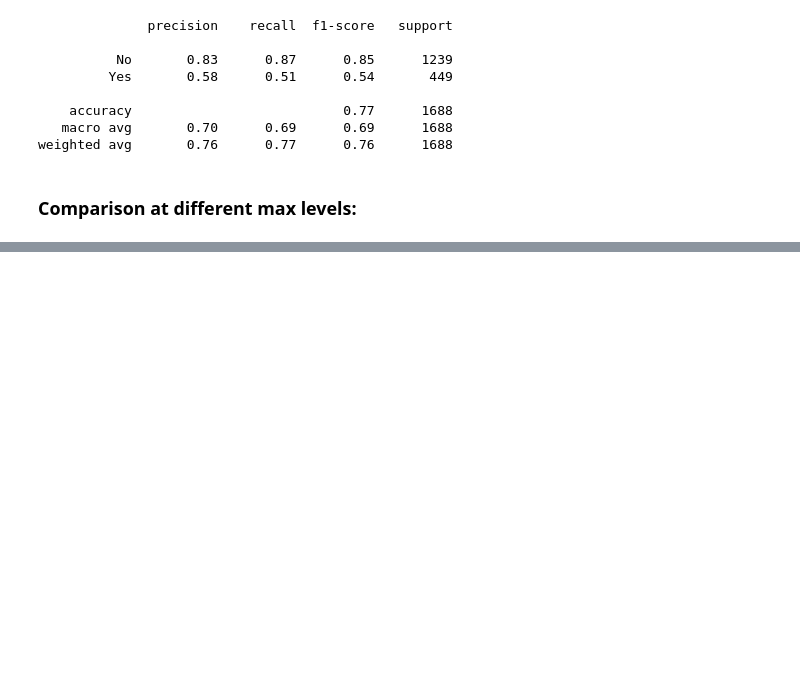
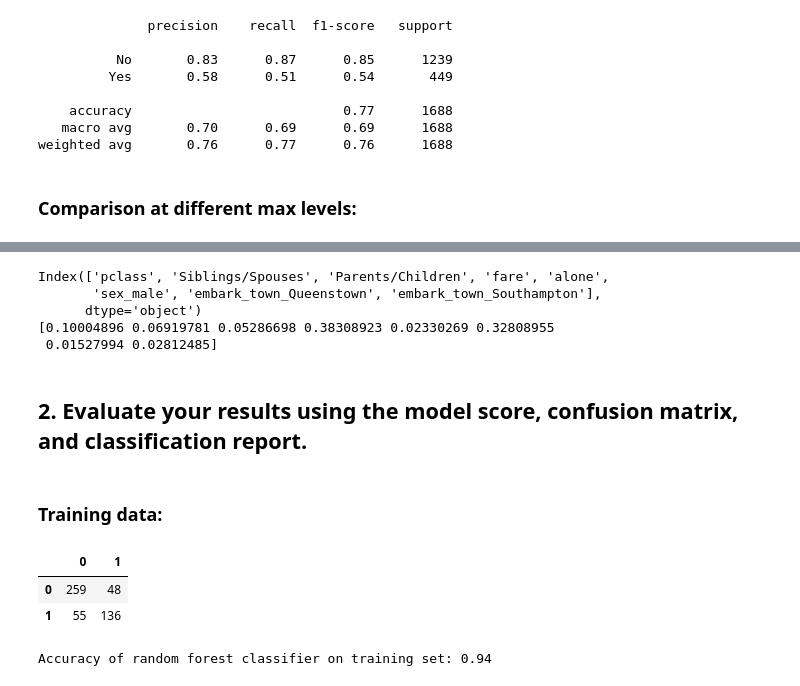
Before and after one commit to Miller-Ryan-1/classification-exercises, a Jupyter notebook: model.ipynb, the cells around one changed output, grey strips where cells are left out. Cells and saved outputs as stored; diff of their text form; code cells hidden in the pictures; blank space fills up the shorter version.

Commit message:
Updated with Random Forest

```diff
--- a/model.ipynb
+++ b/model.ipynb
@@ -400,0 +510,34 @@ Accuracy of Decision Tree classifier on validation set: 0.76
+# %%
+from sklearn.ensemble import RandomForestClassifier
+rf = RandomForestClassifier(max_depth=10,
+                            min_samples_leaf = 1,
+                            random_state=123)
+# %%
+rf = rf.fit(X_train, y_train)
+# %%
+print(X_train.columns)
+print(rf.feature_importances_)
+# %% [output]
+Index(['pclass', 'Siblings/Spouses', 'Parents/Children', 'fare', 'alone',
+       'sex_male', 'embark_town_Queenstown', 'embark_town_Southampton'],
+      dtype='object')
+[0.10004896 0.06919781 0.05286698 0.38308923 0.02330269 0.32808955
+ 0.01527994 0.02812485]
+# %% [markdown]
+## 2. Evaluate your results using the model score, confusion matrix, and classification report.
+# %% [markdown]
+### Training data:
+# %%
+labels = sorted(y_train.unique())
+y_pred = rf.predict(X_train)
+dfrftr = pd.DataFrame(confusion_matrix(y_train, y_pred), index=labels, columns=labels)
+dfrftr
+# %% [output]
+|  | 0 | 1 |
+| 0 | 259 | 48 |
+| 1 | 55 | 136 |
+# %%
+print('Accuracy of random forest classifier on training set: {:.2f}'
+     .format(rf.score(X_train, y_train)))
+# %% [output]
+Accuracy of random forest classifier on training set: 0.94
```
Also changed, not shown: parts of 53 cells of this notebook.
